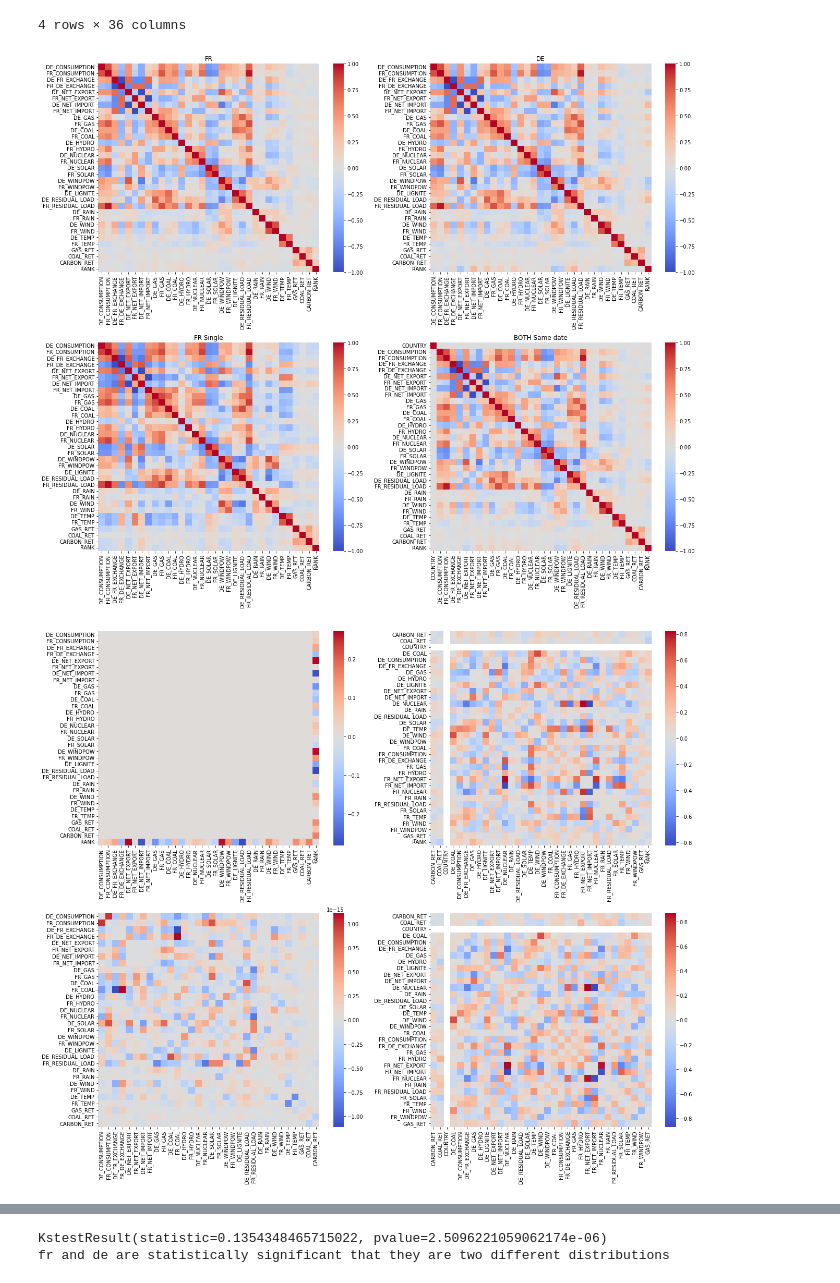
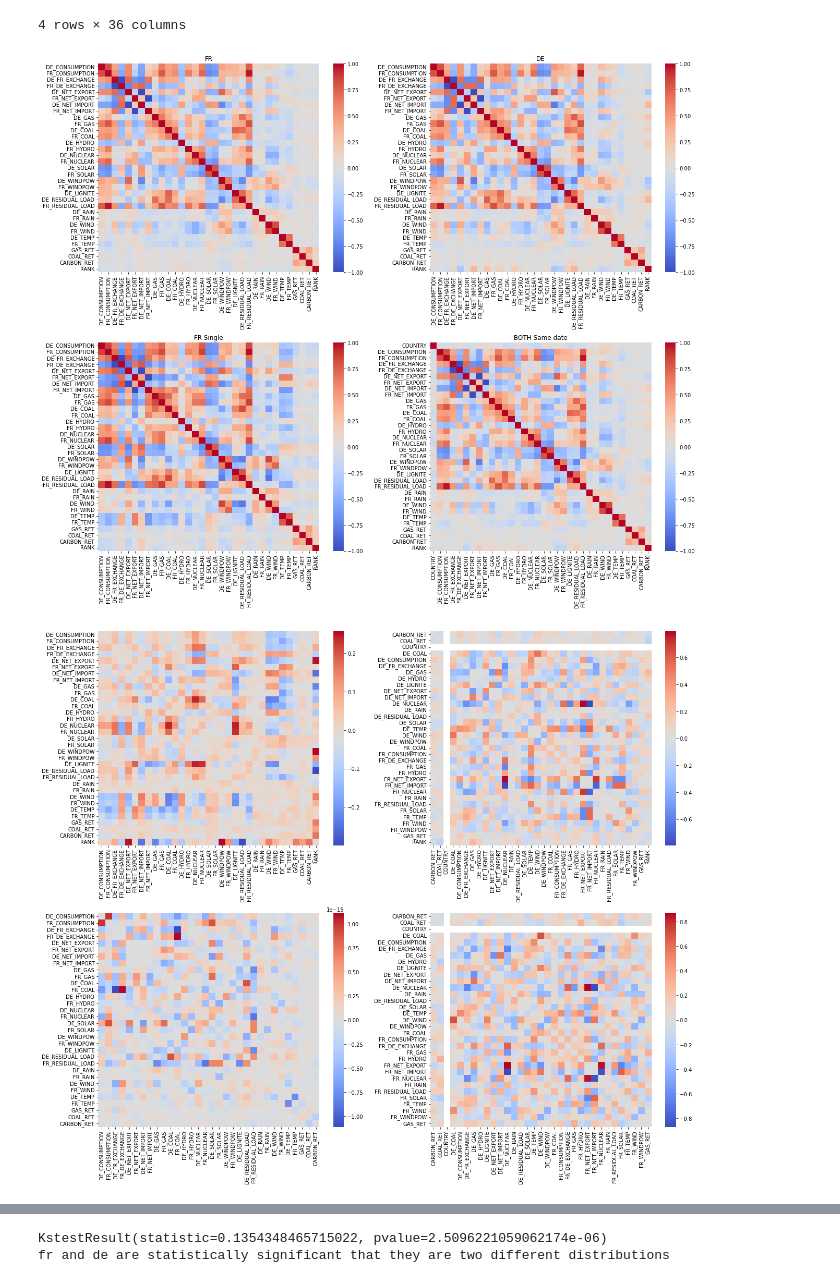
Before and after one commit to chantomkit/QRT2023, a Jupyter notebook: eda.ipynb, the cells around one changed output, grey strips where cells are left out. Cells and saved outputs as stored; diff of their text form; code cells hidden in the pictures.

```diff
--- a/eda.ipynb
+++ b/eda.ipynb
@@ -41,9 +41,9 @@ def metric_train(output, truth):
 def my_metric(output, data):
     return "spearman", spearmanr(output, data.get_label()).correlation, True
 # %%
-X_train = pd.read_csv("X_train_NHkHMNU.csv").set_index("ID")
-y_train = pd.read_csv("y_train_ZAN5mwg.csv").set_index("ID")
-X_test = pd.read_csv("X_test_final.csv").set_index("ID")
+X_train = pd.read_csv("data/raw/X_train_NHkHMNU.csv").set_index("ID")
+y_train = pd.read_csv("data/raw/y_train_ZAN5mwg.csv").set_index("ID")
+X_test = pd.read_csv("data/raw/X_test_final.csv").set_index("ID")
 X_train.shape, y_train.shape, X_test.shape
 # %% [output]
 ((1494, 34), (1494, 1), (654, 34))
@@ -133,3 +130,12 @@ fe1_train['RANK'] = full_train.TARGET.rank()
+# %%
+# fe1_full = pd.concat([full_train, X_test]).apply(lambda x: x.rank()/len(x) if x.name not in ["TARGET", "DAY_ID", "COUNTRY"] else x)
+fe1_full = pd.concat([full_train, X_test])
+# %%
+fe1_train = fe1_full.loc[full_train.index].sort_values("DAY_ID")
+fe1_train['RANK'] = fe1_train.TARGET.rank()
+# fe1_train['RANK'] = fe1_train.TARGET.rank() / len(fe1_train)
+
+X_test = fe1_full.loc[X_test.index].drop("TARGET", axis=1)
 # %%
 day_count = fe1_train.groupby("DAY_ID")["RANK"].count()
 idxs_1 = day_count[day_count == 1].index.to_list()
@@ -165,29 +171,32 @@ test_same_day = X_test.loc[X_test.DAY_ID.isin(idxs_2)]
 # %%
 # fr_corr = fe1_train.loc[fe1_train.COUNTRY == 0].drop(["COUNTRY", "DAY_ID", "TARGET"], axis=1).corr(method="pearson")
 # de_corr = fe1_train.loc[fe1_train.COUNTRY == 1].drop(["COUNTRY", "DAY_ID", "TARGET"], axis=1).corr(method="pearson")
 # both_corr = fe1_train.drop(["DAY_ID", "TARGET"], axis=1).corr(method="pearson")
 
-fr_corr = df_same_day.loc[df_same_day.COUNTRY == 0].drop(["COUNTRY", "DAY_ID", "TARGET"], axis=1).corr(method="pearson")
+# fr_corr = df_same_day.loc[df_same_day.COUNTRY == 0].drop(["COUNTRY", "DAY_ID", "TARGET"], axis=1).corr(method="pearson")
+# de_corr = df_same_day.loc[df_same_day.COUNTRY == 1].drop(["COUNTRY", "DAY_ID", "TARGET"], axis=1).corr(method="pearson")
+# both_same_corr = df_same_day.drop(["DAY_ID", "TARGET"], axis=1).corr(method="pearson")
+
+fr_corr = fe1_train.loc[fe1_train.COUNTRY == 0].drop(["COUNTRY", "DAY_ID", "TARGET"], axis=1).corr(method="pearson")
+de_corr = fe1_train.loc[fe1_train.COUNTRY == 1].drop(["COUNTRY", "DAY_ID", "TARGET"], axis=1).corr(method="pearson")
+both_same_corr = fe1_train.drop(["DAY_ID", "TARGET"], axis=1).corr(method="pearson")
 
 fr_tmp = df_single_day.drop(["COUNTRY", "DAY_ID", "TARGET"], axis=1)
 fr_single_corr = df_single_day.drop(["COUNTRY", "DAY_ID", "TARGET"], axis=1).corr(method="pearson")
-
-de_corr = df_same_day.loc[df_same_day.COUNTRY == 1].drop(["COUNTRY", "DAY_ID", "TARGET"], axis=1).corr(method="pearson")
-both_same_corr = df_same_day.drop(["DAY_ID", "TARGET"], axis=1).corr(method="pearson")
 
 fig, axs = plt.subplots(2, 2, figsize=(18,15))
 sns.heatmap(fr_corr, cmap='coolwarm', ax=axs[0][0])
 axs[0][0].set_title("FR")
 sns.heatmap(de_corr, cmap='coolwarm', ax=axs[0][1])
 axs[0][1].set_title("DE")
 sns.heatmap(fr_single_corr, cmap='coolwarm', ax=axs[1][0])
 axs[1][0].set_title("FR Single")
 sns.heatmap(both_same_corr, cmap='coolwarm', ax=axs[1][1])
 axs[1][1].set_title("BOTH Same date")
 fig.tight_layout()
 plt.show()
 # %% [output]
-[figure, old version]
+[figure, new version]
 # %%
 fig, axs = plt.subplots(2, 2, figsize=(18,15))
 test_fr_corr = test_same_day.loc[test_same_day.COUNTRY == 0].drop(["COUNTRY", "DAY_ID"], axis=1).corr()
@@ -202,4 +211,4 @@ sns.heatmap(test_both_same_corr - test_fr_single_corr, cmap='coolwarm', ax=axs[1
 fig.tight_layout()
 plt.show()
 # %% [output]
-[figure, old version]
+[figure, new version]
```
Also changed, not shown: parts of 25 cells of this notebook, 19 other files.
